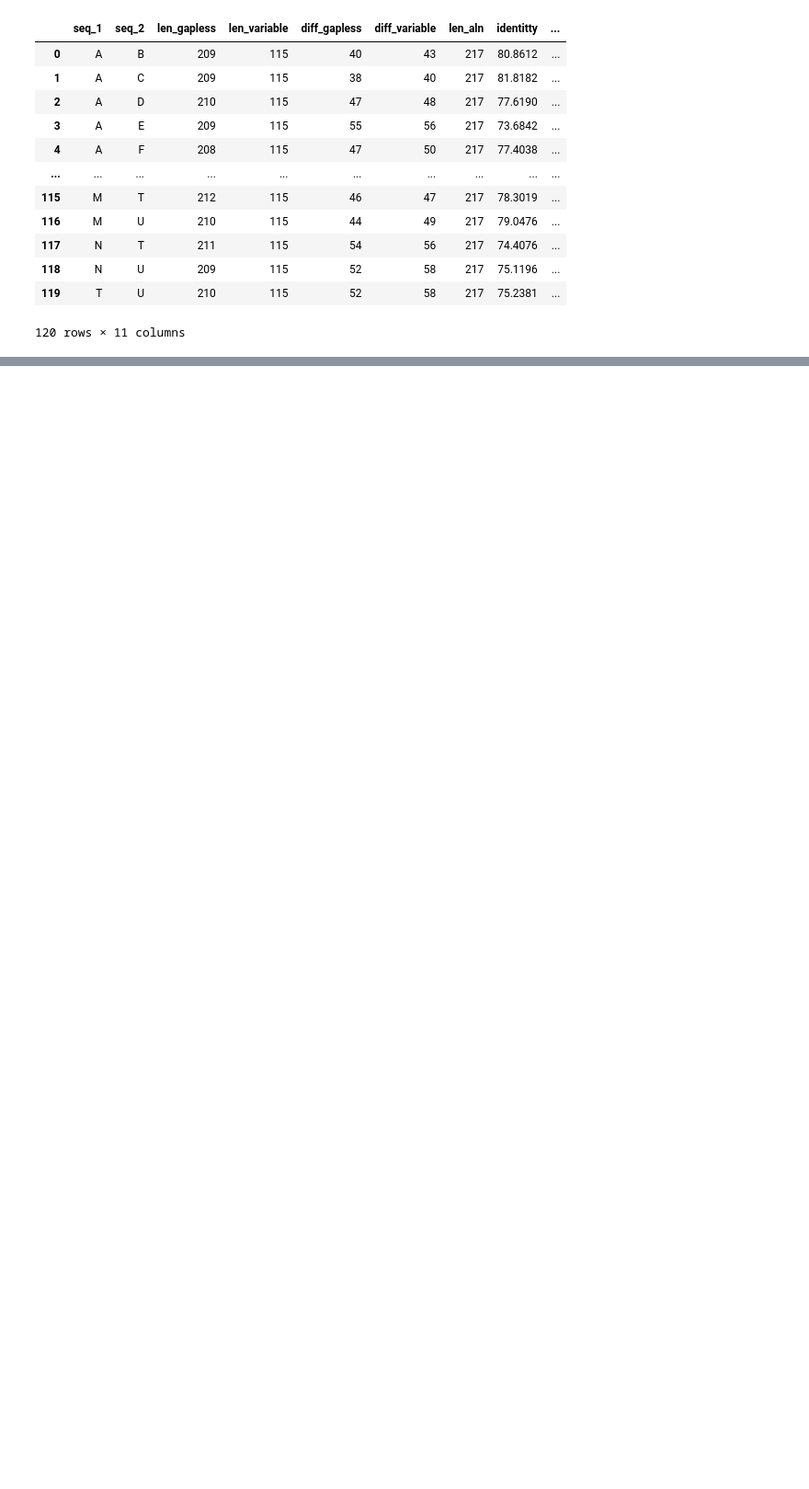
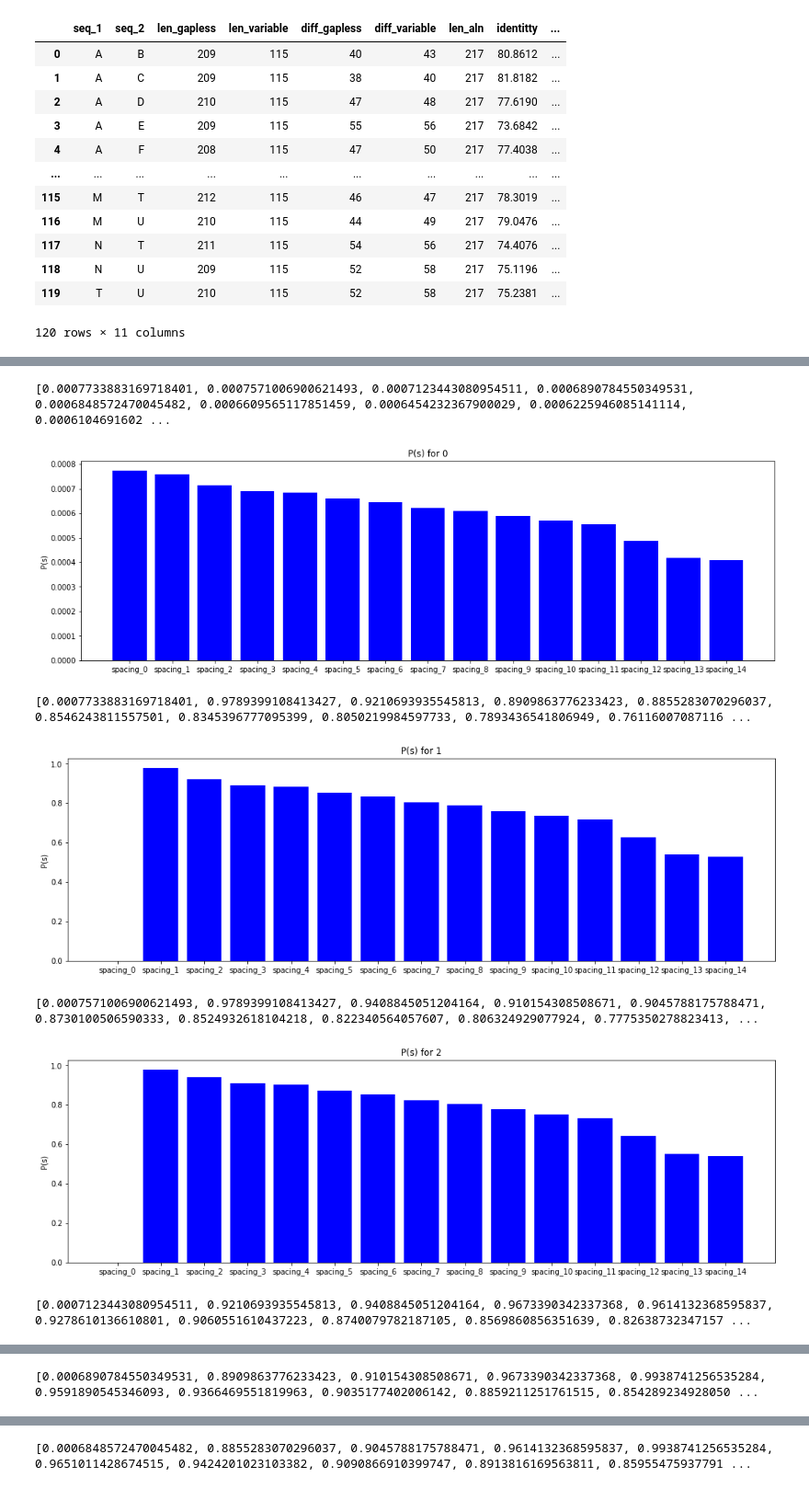
Before and after one commit to weigangq/ag-randmax, a Jupyter notebook: MattD/convAdjEig.ipynb, the cells around one changed output, grey strips where cells are left out. Shown at 92% size. Cells and saved outputs as stored; diff of their text form; code cells hidden in the pictures; blank space fills up the shorter version.

```diff
--- a/MattD/convAdjEig.ipynb
+++ b/MattD/convAdjEig.ipynb
@@ -288,0 +336,62 @@ Input matrix is a Symmetric matrix
+# %%
+def s_values_nonConsec(eigenvalues):
+    overall_s_values = []
+    for j in eigenvalues:
+        s_values = []
+        for y in eigenvalues:
+            if(j!=y):
+                if(j>y):
+                    s_values.append(j- y)
+                else:
+                    s_values.append(y- j)
+        overall_s_values.append((s_values))
+    return overall_s_values
+s_values_non = s_values_nonConsec(eigenvalues)
+#s_values_non_two = s_values_nonConsec(eigenvalues_s_s) #for sorted and scaled
+
+def poisson(s_vals):
+    overall={}
+    for x,i in enumerate(s_vals):
+        poisson_vals = []
+
+        for y,j in enumerate(i):
+            value = (math.pow(e,-abs(j)))
+            poisson_vals.append(value)
+
+        overall[x]=poisson_vals
+
+    return overall
+#wignerDistribution, labels = wignerDist(s_vals) #for non scaled version
+poissonDistribution = poisson(s_values_non) #for scaled version
+
+
+
+
+def x_and_y(lister):
+    x=[]
+    y=[]
+    for j,i in enumerate(lister):
+        x.append('spacing_{}'.format(j))
+        y.append(i)
+    return x,y
+
+def plot(this,title):
+    x,y=x_and_y(this)
+    fig = plt.figure(figsize = (17, 5))
+    plt.bar(x,y,color='blue')
+    plt.title("P(s) for {}".format(title))
+    plt.ylabel('P(s)')
+    print(this)
+    plt.show()
+
+
+for i in poissonDistribution.keys():
+    plot(poissonDistribution[i],i)
+# %% [output]
+[0.0007733883169718401, 0.0007571006900621493, 0.0007123443080954511, 0.0006890784550349531, 0.0006848572470045482, 0.0006609565117851459, 0.0006454232367900029, 0.0006225946085141114, 0.0006104691602 ...
+[figure, added]
+[0.0007733883169718401, 0.9789399108413427, 0.9210693935545813, 0.8909863776233423, 0.8855283070296037, 0.8546243811557501, 0.8345396777095399, 0.8050219984597733, 0.7893436541806949, 0.76116007087116 ...
+[figure, added]
+[0.0007571006900621493, 0.9789399108413427, 0.9408845051204164, 0.910154308508671, 0.9045788175788471, 0.8730100506590333, 0.8524932618104218, 0.822340564057607, 0.806324929077924, 0.7775350278823413, ...
+[figure, added]
+[0.0007123443080954511, 0.9210693935545813, 0.9408845051204164, 0.9673390342337368, 0.9614132368595837, 0.9278610136610801, 0.9060551610437223, 0.8740079782187105, 0.8569860856351639, 0.82638732347157 ...
@@ -288,0 +399 @@ Input matrix is a Symmetric matrix
+[0.0006890784550349531, 0.8909863776233423, 0.910154308508671, 0.9673390342337368, 0.9938741256535284, 0.9591890545346093, 0.9366469551819963, 0.9035177402006142, 0.8859211251761515, 0.854289234928050 ...
@@ -288,0 +401 @@ Input matrix is a Symmetric matrix
+[0.0006848572470045482, 0.8855283070296037, 0.9045788175788471, 0.9614132368595837, 0.9938741256535284, 0.9651011428674515, 0.9424201023103382, 0.9090866910399747, 0.8913816169563811, 0.85955475937791 ...
```
Also changed, not shown: parts of 13 cells of this notebook.
